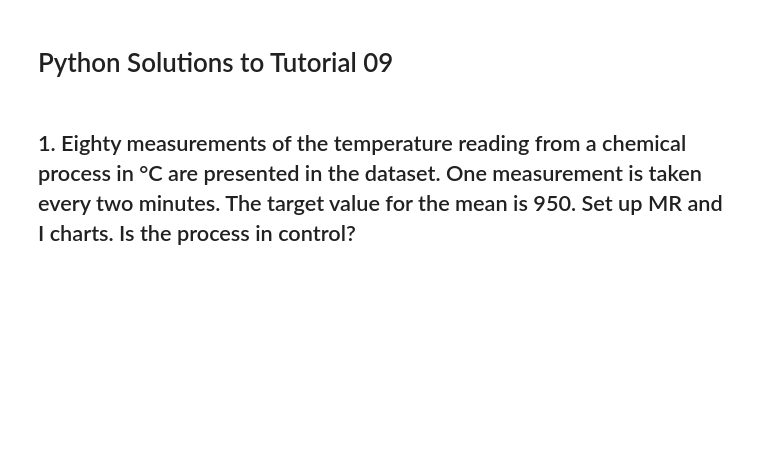
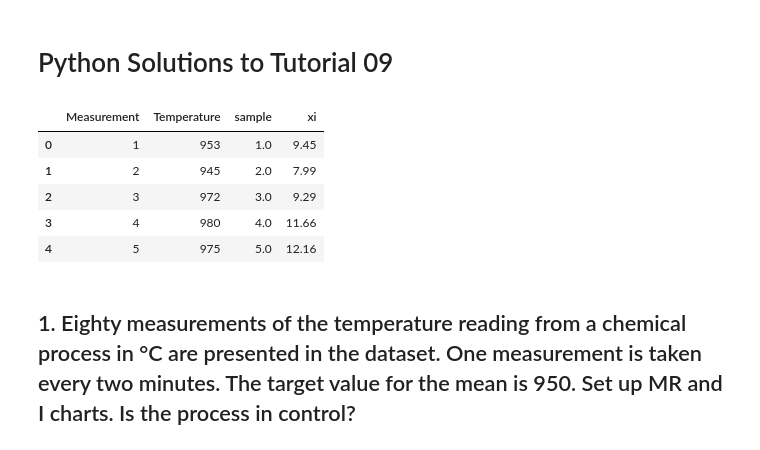
Before and after one commit to APS1040/Tutorials, a Jupyter notebook: Tutorial09.ipynb, the cells around one changed output. Cells and saved outputs as stored; diff of their text form; code cells hidden in the pictures; blank space fills up the shorter version.

```diff
--- a/Tutorial09.ipynb
+++ b/Tutorial09.ipynb
@@ -3,9 +3,20 @@
 # %%
 import numpy as np
 import pandas as pd
 import matplotlib.pyplot as plt
 
-df = pd.read_csv('Tutorial09_data.csv')
+#df = pd.read_csv('Tutorial09_data.csv')
+
+url = 'https://raw.githubusercontent.com/APS1040/Tutorials/main/Tutorial09_data.csv'
+df = pd.read_csv(url)
+df.head()
+# %% [output]
+|  | Measurement | Temperature | sample | xi |
+| 0 | 1 | 953 | 1.0 | 9.45 |
+| 1 | 2 | 945 | 2.0 | 7.99 |
+| 2 | 3 | 972 | 3.0 | 9.29 |
+| 3 | 4 | 980 | 4.0 | 11.66 |
+| 4 | 5 | 975 | 5.0 | 12.16 |
 # %% [markdown]
 ## 1.	Eighty measurements of the temperature reading from a chemical process in °C are presented in the dataset. One measurement is taken every two minutes. The target value for the mean is 950. Set up MR and I charts. Is the process in control?
 # %% [markdown]
```
